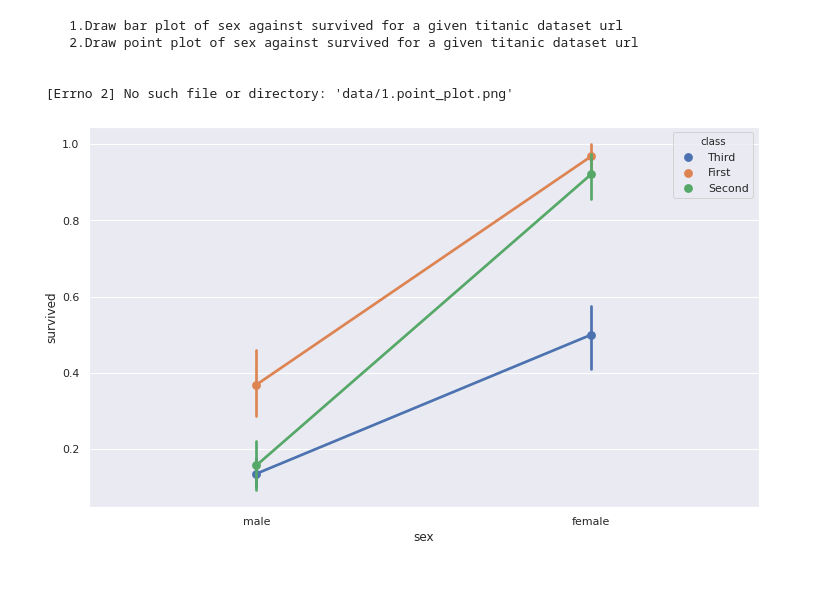
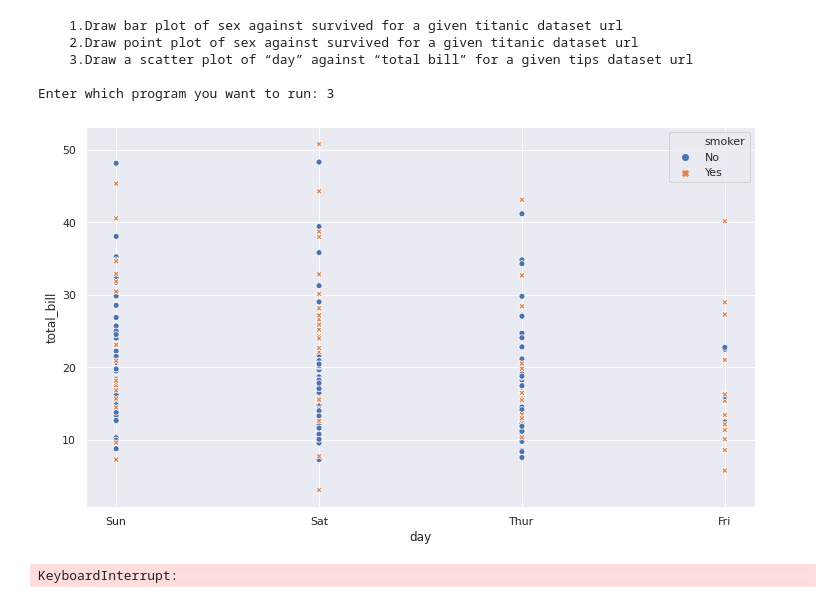
Before and after one commit to shivamgupta7/python-program, a Jupyter notebook: Seaborn/seabornProgram.ipynb, the cells around one changed output. Drawn from its saved outputs; the diff is of its cells as text; code cells hidden in the pictures.

Commit message:
[Shivam] Draw a scatter plot of “day” against “total bill” for a given tips dataset url.

```diff
--- a/Seaborn/seabornProgram.ipynb
+++ b/Seaborn/seabornProgram.ipynb
@@ -33,40 +33,53 @@ class programSeaborn:
         plt.savefig('data/1.point_plot.png')
         plt.show()
 
+    def seabornScatter(self,**kwargs):
+        '''
+        Plot scatter chart using seaborn library
+        '''
+        df = self.readDataFromURL(kwargs['url'])
+        fig, ax = plt.subplots(figsize=(12,7))
+        sns.scatterplot(kwargs['x'],kwargs['y'],hue=kwargs['hue'],style=kwargs['style'], data=df)
+        plt.savefig('data/7.scatter_plot.png')
+        plt.show()
+
 def switchToFunction(obj):
     '''
     Create switch function to move perticular program
     '''
     print('''
     1.Draw bar plot of sex against survived for a given titanic dataset url
     2.Draw point plot of sex against survived for a given titanic dataset url
+    3.Draw a scatter plot of “day” against “total bill” for a given tips dataset url
     ''')
     try:
         choice = int(input('Enter which program you want to run: '))
         switcher = {
             1 : lambda : obj.sebornBarPlot(url='https://raw.githubusercontent.com/mwaskom/seaborn-data/master/titanic.csv', x="sex", y="survived", hue='who'),
             2 : lambda : obj.sebornPointPlot(url='https://raw.githubusercontent.com/mwaskom/seaborn-data/master/titanic.csv', x="sex", y="survived", hue='class'),
-            }
+            3 : lambda : obj.seabornScatter(url='https://raw.githubusercontent.com/mwaskom/seaborn-data/master/tips.csv', x='day', y='total_bill',hue='smoker',style='smoker'),
+        }
         func = switcher.get(choice, lambda: print('\nInvalid choice please select correct options.'))
         func()
     except Exception as e:
         print("\n",e)
 
 def main():
     obj = programSeaborn()
     switchToFunction(obj)
     options = input('\nDo you want to continue?[y/n]: ')
     if options.lower() == 'y':
         main()
     else:
         exit()
 
 if __name__ == "__main__":
     main()
 # %% [output]
     1.Draw bar plot of sex against survived for a given titanic dataset url
     2.Draw point plot of sex against survived for a given titanic dataset url
+    3.Draw a scatter plot of “day” against “total bill” for a given tips dataset url
 
-
- [Errno 2] No such file or directory: 'data/1.point_plot.png'
+Enter which program you want to run: 3
-[figure, old version]
+[figure, new version]
+KeyboardInterrupt:
```
